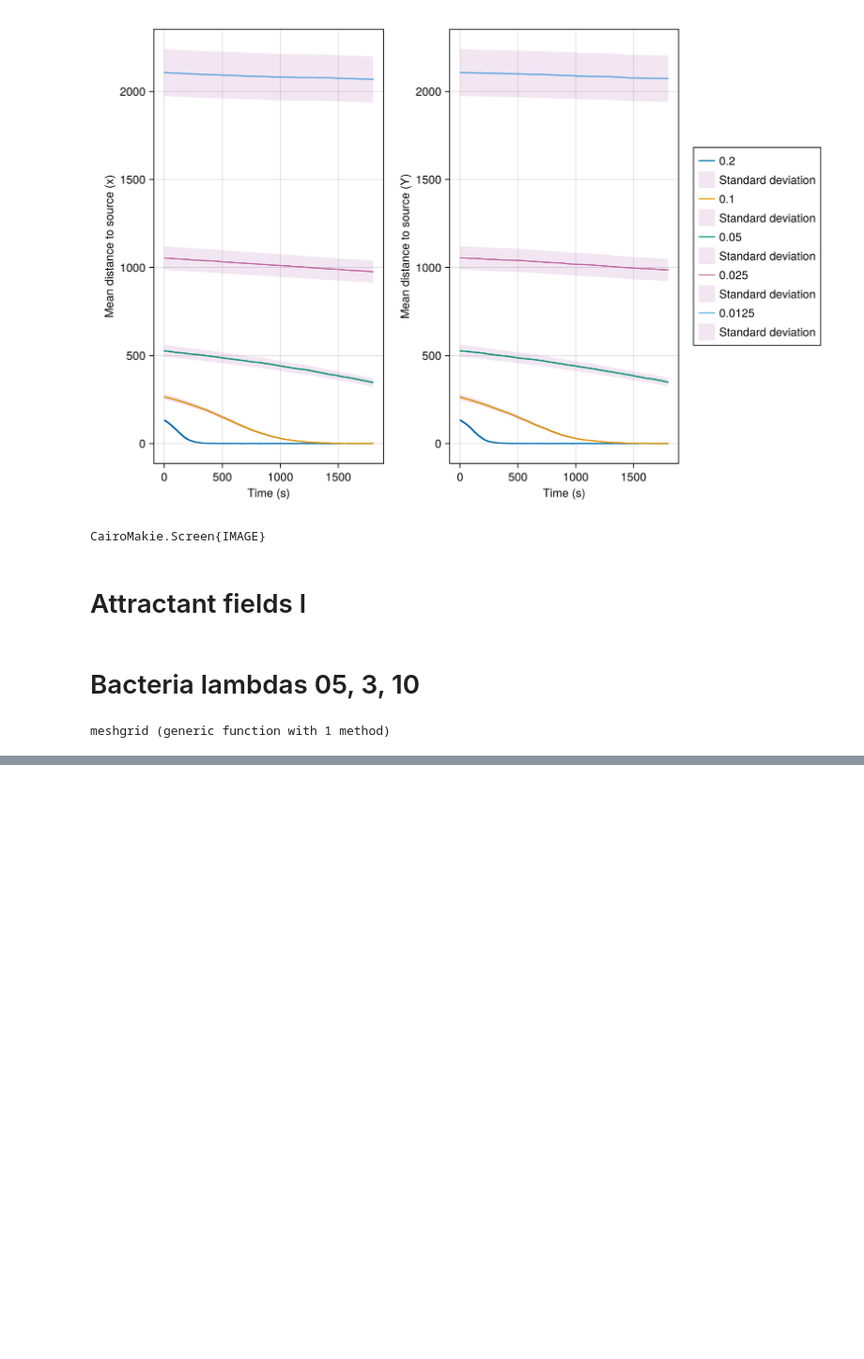
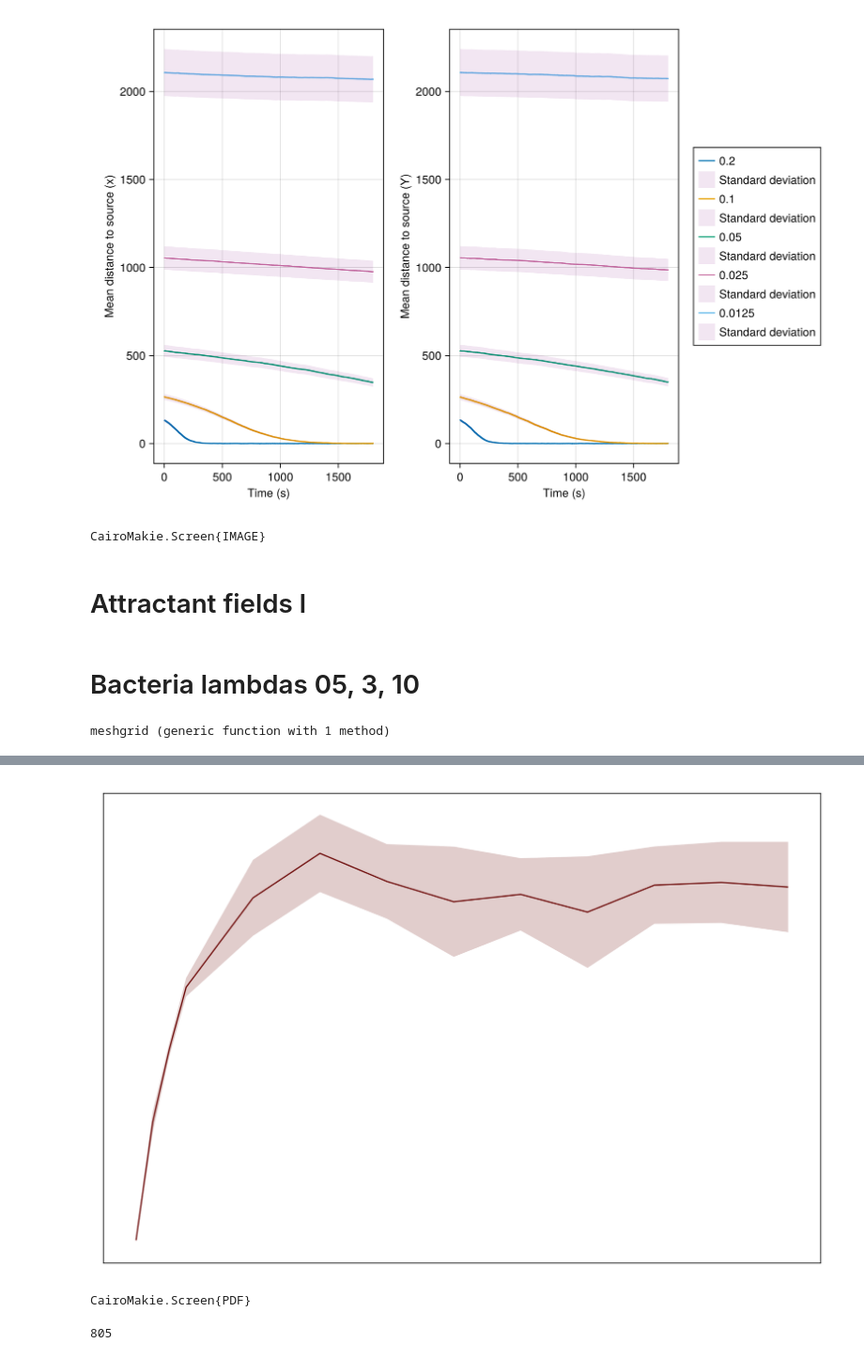
Before and after one commit to jmarib/CellBasedModels.jl, a Jupyter notebook: examples/figures.ipynb, the cells around one changed output, grey strips where cells are left out. Shown at 94% size. Saved outputs shown, nothing was run; the diff lists cells and outputs as text; code cells hidden in the pictures; blank space fills up the shorter version.

```diff
--- a/examples/figures.ipynb
+++ b/examples/figures.ipynb
@@ -434,0 +528,34 @@ CairoMakie.Screen{SVG}
+# %%
+fig = Figure(size=(900, 600))
+ax = Axis(fig[1,1])
+hidedecorations!(ax)
+dark = colorant"#6B0504"
+lambda = metrics_redo.lambda
+k     = metrics_redo.k
+
+lambdas = [0.25, 0.5, 0.75, 1.0, 2.0, 3.0, 4.0, 5.0, 6.0, 7.0, 8.0, 9.0, 10.0]
+mean_val = []
+std_val = []
+
+for (i, l) in enumerate(lambdas)
+
+    this_lam = metrics_redo[metrics_redo.lambda .== l, :]
+    push!(mean_val, mean(this_lam.k))
+    push!(std_val, std(this_lam.k))
+end
+
+lines!(ax, lambdas, mean_val, color = dark)
+band!(ax, lambdas, mean_val .+ std_val, mean_val .- std_val , color = (dark, 0.2))
+fig
+# %% [output]
+[figure, added]
+# %%
+save("Plots/Fixed_source_model/Next/mean_k_std_red.pdf", fig)
+# %% [output]
+CairoMakie.Screen{PDF}
+# %%
+df = dfs_redo[(10.0, 8.0)]
+grouped = groupby(df, :agent)
+length(grouped)
+# %% [output]
+805
```
Also changed, not shown: parts of 10 cells of this notebook, 3 other files.
